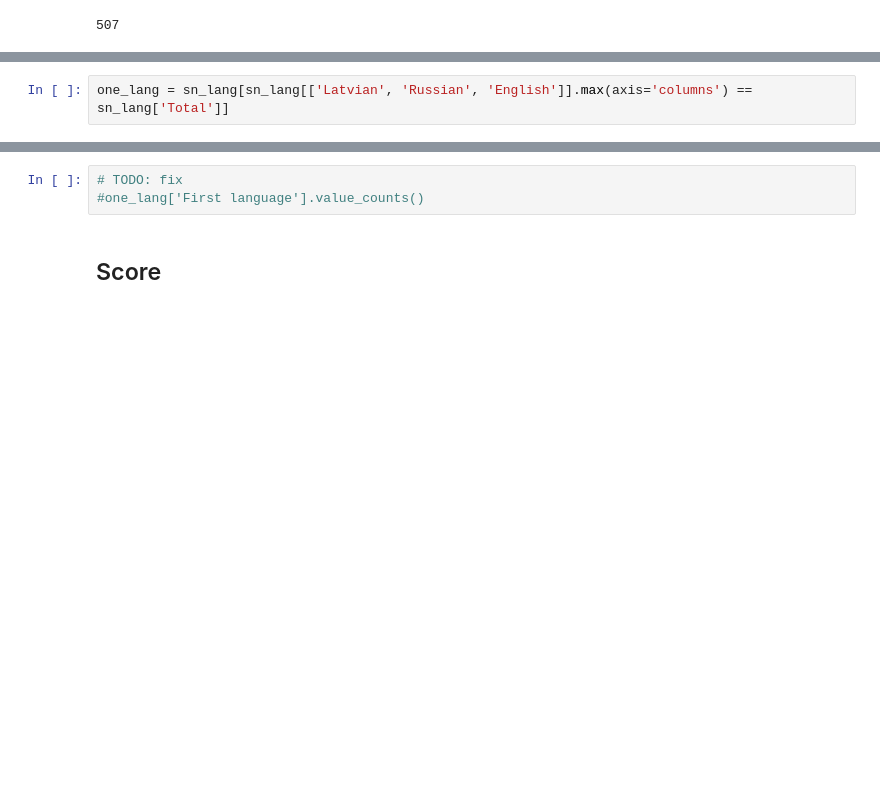
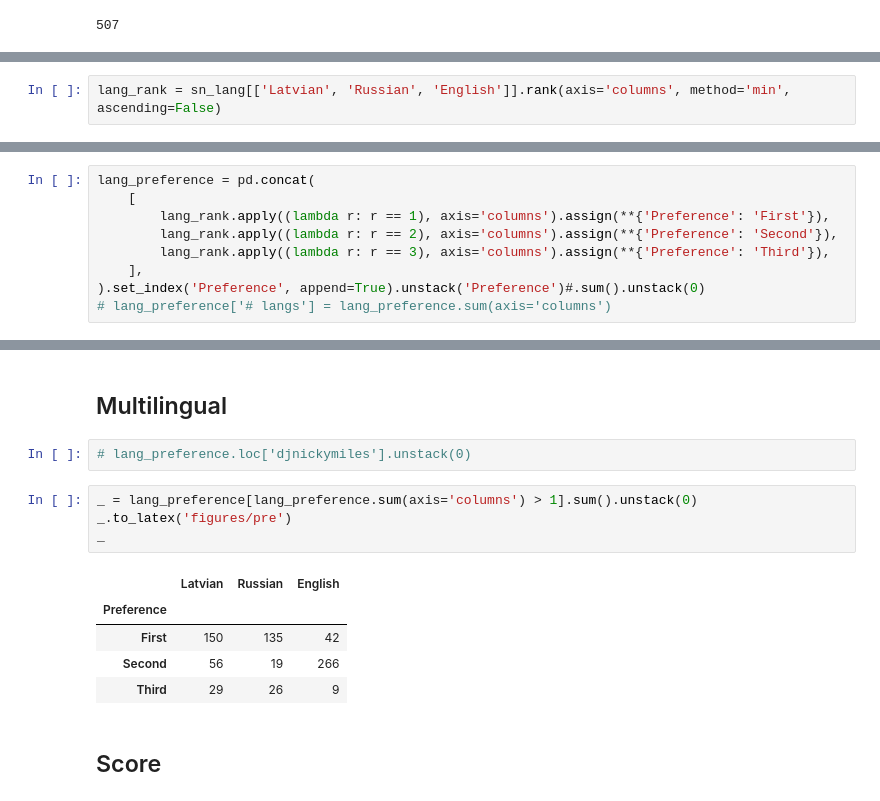
Before and after one commit to dimazest/2017-lv-corpus, a Jupyter notebook: supplement/notebook.ipynb, the cells around one changed output, grey strips where cells are left out. Cells and saved outputs as stored; diff of their text form; blank space fills up the shorter version.

```diff
--- a/supplement/notebook.ipynb
+++ b/supplement/notebook.ipynb
@@ -53,2 +53,2 @@ len(sn_lang)
 # %%
-one_lang = sn_lang[sn_lang[['Latvian', 'Russian', 'English']].max(axis='columns') == sn_lang['Total']]
+lang_rank = sn_lang[['Latvian', 'Russian', 'English']].rank(axis='columns', method='min', ascending=False)
@@ -56,0 +55,9 @@ sn_lang['First language'] = sn_lang[['Latvian', 'Russian', 'English']].apply((la
+# %%
+lang_preference = pd.concat(
+    [
+        lang_rank.apply((lambda r: r == 1), axis='columns').assign(**{'Preference': 'First'}),
+        lang_rank.apply((lambda r: r == 2), axis='columns').assign(**{'Preference': 'Second'}),
+        lang_rank.apply((lambda r: r == 3), axis='columns').assign(**{'Preference': 'Third'}),
+    ],
+).set_index('Preference', append=True).unstack('Preference')#.sum().unstack(0)
+# lang_preference['# langs'] = lang_preference.sum(axis='columns')
@@ -59,8 +76,19 @@ len(one_lang), np.round(len(one_lang) / len(sn_lang), 3) * 100
 # %% [output]
 (180, 35.5)
-# %%
-# TODO: fix
-#one_lang['First language'].value_counts()
+# %% [markdown]
+## Multilingual
+# %%
+# lang_preference.loc['djnickymiles'].unstack(0)
+# %%
+_ = lang_preference[lang_preference.sum(axis='columns') > 1].sum().unstack(0)
+_.to_latex('figures/pre')
+_
+# %% [output]
+|  | Latvian | Russian | English |
+| Preference |  |  |  |
+| First | 150 | 135 | 42 |
+| Second | 56 | 19 | 266 |
+| Third | 29 | 26 | 9 |
 # %% [markdown]
 ## Score
 # %%
```
Also changed, not shown: parts of 17 cells of this notebook, 1 other file.
